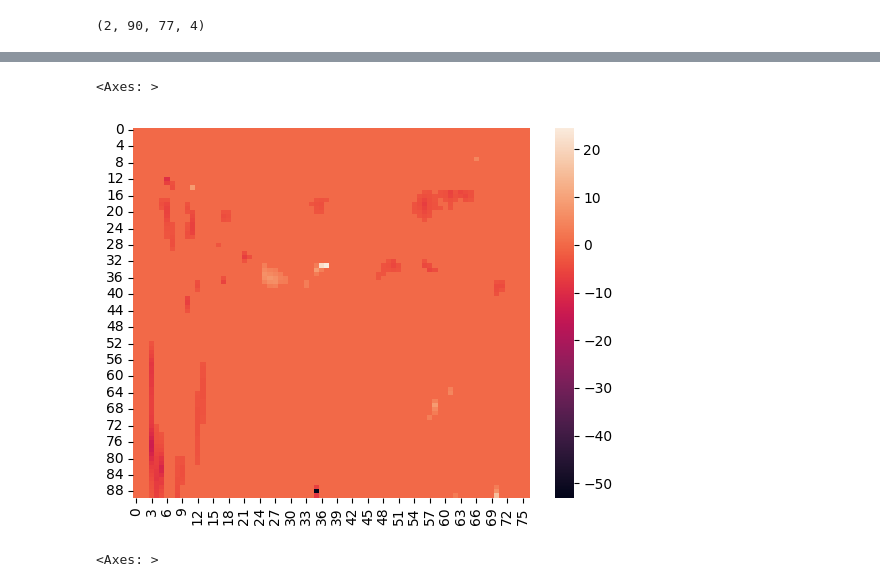
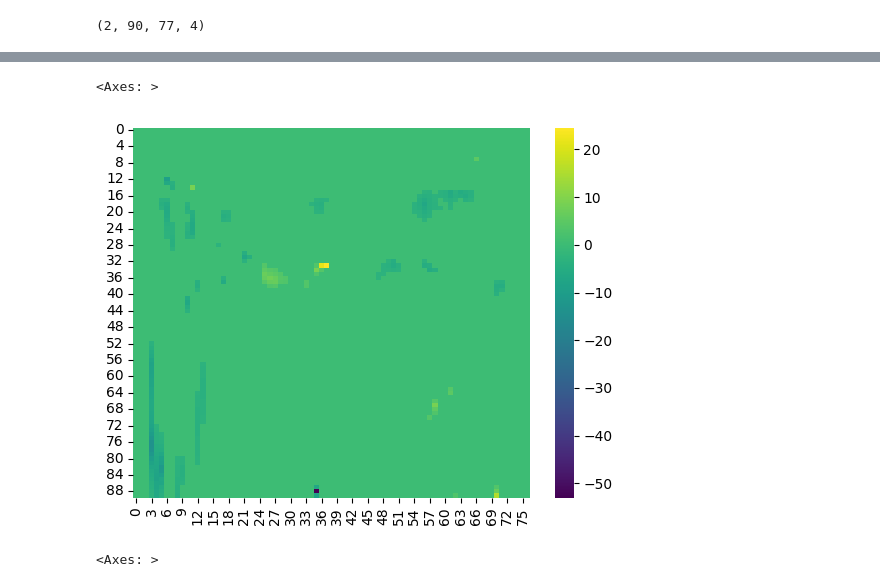
Before and after one commit to lfernandof/lfp_signals_analysis, a Jupyter notebook: consistency_check_LFP_analyses.ipynb, the cells around one changed output, grey strips where cells are left out. Cells and saved outputs as stored; diff of their text form; code cells hidden in the pictures.

```diff
--- a/consistency_check_LFP_analyses.ipynb
+++ b/consistency_check_LFP_analyses.ipynb
@@ -160,6 +160,35 @@ def erp_comodulogram(erp_signal,erp_label):
     plt.savefig('./erp_comodulogram/'+erp_label+'.png',format='png')
 
     plt.close()
+# %%
+#this should be run in the 'separated_channels' folder
+def load_lfp(rat_id,day_id,channel_id):
+  #new version, using regular expressions to identify the channel file and the region substring from this filename
+    import re
+    def find_channel_file_regex(channel_number):
+        if 0 <= channel_number <= 32:
+            return re.compile(r'ch{}_'.format(channel_number) + r'(?:PFC|STR)')
+        else:
+            raise ValueError("Channel number must be between 0 and 32")
+
+    channel_regex = find_channel_file_regex(channel_id)
+
+    matches = [s for s in os.listdir(f'./rat{rat_id}_day{day_id}_LFP_all') if channel_regex.match(s)][0]
+
+    def find_region_substring_between_markers(text, start_marker='_', end_marker='.'):
+      pattern = f"{re.escape(start_marker)}(.*?){re.escape(end_marker)}"
+      match = re.search(pattern, text)
+      if match:
+          return match.group(1)  # This captures the target substring
+      return None
+
+    region = find_region_substring_between_markers(matches)
+
+    timestamps_data = np.squeeze(np.load(f'./rat{rat_id}_day{day_id}_LFP_all/timestamps.npy'))
+    lfp_data = np.squeeze(np.load(f'./rat{rat_id}_day{day_id}_LFP_all/ch{channel_id}_'+region+'.npy'))
+
+    df = pd.DataFrame.from_dict({'timestamps':timestamps_data,'lfp':lfp_data})
+    return df,channel_id,region
 # %%
 # This should be run inside all_channels/data/separated_channels/______ (session)
 def comodulogram_per_trial(trials_dict,ind_band=[1,20],dep_band=[20,200],ind_step=0.25,dep_step=2,
@@ -537,2 +573,9 @@ plot_comodulogram(loaded_dict['trial_694'],loaded_dict['ind_freqs'],loaded_dict[
+# %%
+session_data = pd.read_csv('/content/drive/MyDrive/backup-mac/ufabc/entire-backup/lfp/all_channels/data/session_data-spikes.csv').copy()
+
+os.chdir('/content/drive/MyDrive/backup-mac/ufabc/entire-backup/lfp/all_channels/data/separated_channels/rat6_day2_LFP_all/results/individual_trial_comodulograms')
+
+with open('comodulograms_dict.pkl', 'rb') as f:
+    loaded_dict = pickle.load(f)
 # %%
 def max_comod_values_df(trialed_comodulograms_dict,rat_id,day_id):
@@ -542,0 +659,5 @@ def max_comod_values_df(trialed_comodulograms_dict,rat_id,day_id):
+# %%
+a = loaded_dict.copy()
+= a.pop('')
+
+b = {int()}
@@ -930,7 +1056,7 @@ ideal_channels = {
 /content/drive/MyDrive/backup-mac/ufabc/entire-backup/lfp/all_channels
 # %%
 #2. Select the rat and day (session, that is)
-rat_id = 3
+rat_id = 6
 day_id = 2
 
 before,after,ind_freqs,dep_freqs = scored_state_probing(rat_id,day_id,session_data,lfp_channel_id=ideal_channels[f'Rat{rat_id}'],state_type='NREMstate')
@@ -1535,10 +1638,10 @@ def t_scores_from_conditions_matrix(early_late_matrix):
   return t_matrix
 # %%
 t_scores_matrix = t_scores_from_conditions_matrix(observed_early_late)
-sns.heatmap(t_scores_matrix)
+sns.heatmap(t_scores_matrix,cmap='viridis')
 # %% [output]
 <Axes: >
-[figure, old version]
+[figure, new version]
 # %%
 def binarize_t_scores_matrix(tscores_matrix):
   # initialize all values to 1; if the absolute value of an element is close to zero (remember the t-scores matrix was initialized with np.zeros()) then assign 0 to it
```
Also changed, not shown: parts of 20 cells of this notebook.
